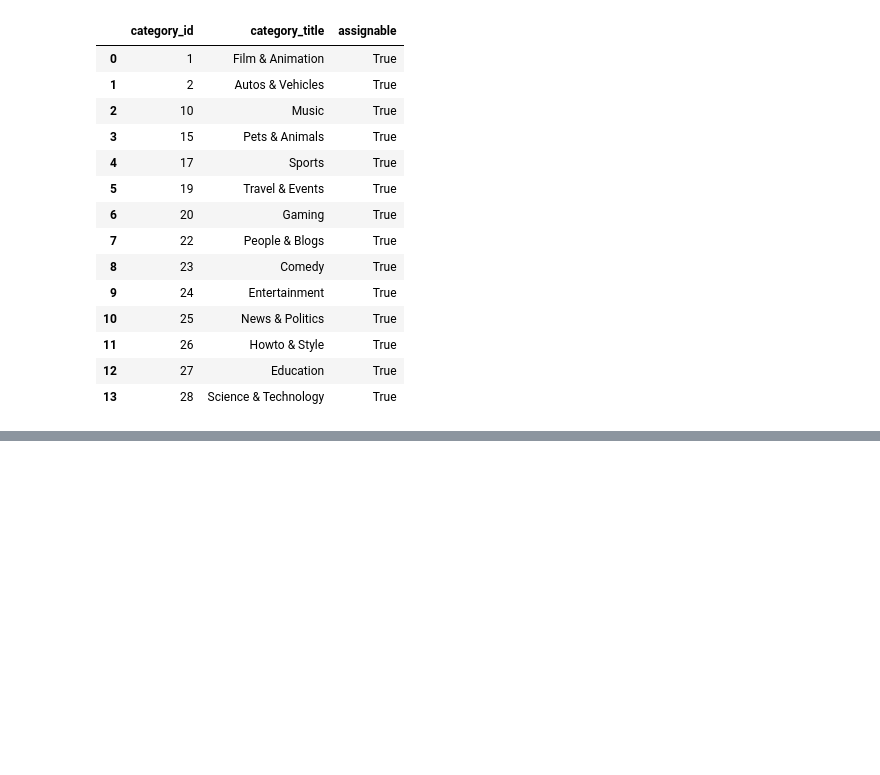
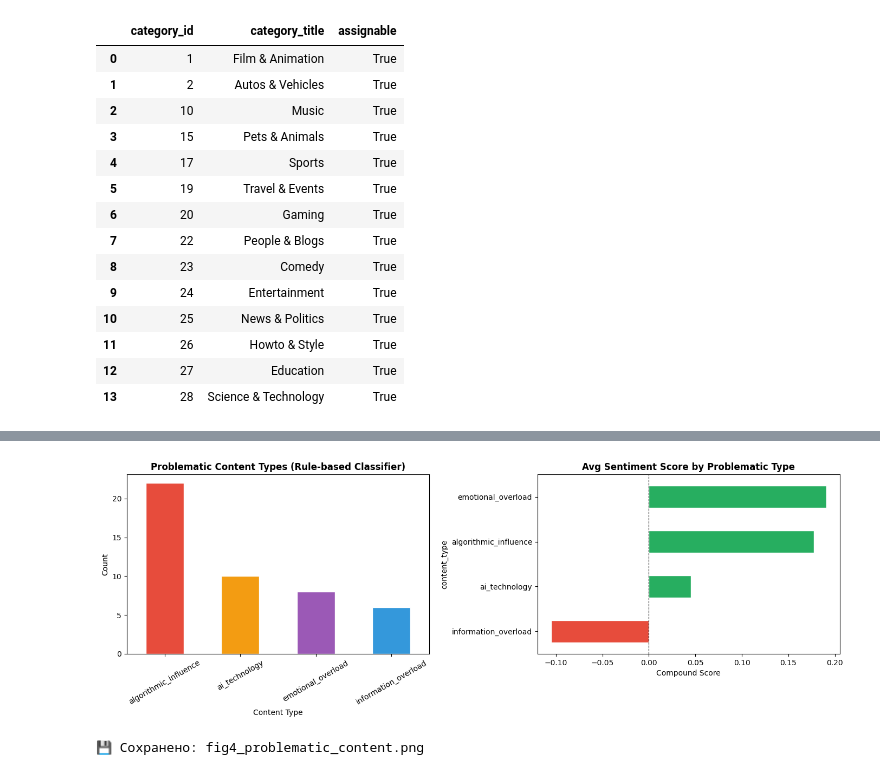
Before and after one commit to KamilaAkhmetova/youtube-ai-project, a Jupyter notebook: main.ipynb, the cells around one changed output, grey strips where cells are left out. Cells and saved outputs as stored; diff of their text form; code cells hidden in the pictures; blank space fills up the shorter version.

```diff
--- a/main.ipynb
+++ b/main.ipynb
@@ -242,0 +823,33 @@ Skipped category 27 - Education: <HttpError 404 when requesting https://youtube.
+# %%
+# ── График 4: Rule-based классификатор — результаты ──
+fig, axes = plt.subplots(1, 2, figsize=(14, 5))
+
+# Типы проблематичного контента
+content_counts = df[df['content_type'] != 'none']['content_type'].value_counts()
+colors_content = ['#e74c3c', '#f39c12', '#9b59b6', '#3498db', '#1abc9c']
+
+content_counts.plot(kind='bar', ax=axes[0],
+                     color=colors_content[:len(content_counts)],
+                     edgecolor='white')
+axes[0].set_title('Problematic Content Types (Rule-based Classifier)', fontsize=12, fontweight='bold')
+axes[0].set_xlabel('Content Type')
+axes[0].set_ylabel('Count')
+axes[0].tick_params(axis='x', rotation=30)
+
+# Sentiment score распределение по типам
+df_flagged = df[df['content_type'] != 'none']
+if len(df_flagged) > 0:
+    type_sentiment = df_flagged.groupby('content_type')['sentiment_score'].mean().sort_values()
+    bar_colors2 = ['#e74c3c' if v < 0 else '#27ae60' for v in type_sentiment]
+    type_sentiment.plot(kind='barh', ax=axes[1], color=bar_colors2, edgecolor='white')
+    axes[1].axvline(x=0, color='black', linewidth=0.8, linestyle='--')
+    axes[1].set_title('Avg Sentiment Score by Problematic Type', fontsize=12, fontweight='bold')
+    axes[1].set_xlabel('Compound Score')
+
+plt.tight_layout()
+plt.savefig('fig4_problematic_content.png', dpi=150, bbox_inches='tight')
+plt.show()
+print('💾 Сохранено: fig4_problematic_content.png')
+# %% [output]
+[figure, added]
+💾 Сохранено: fig4_problematic_content.png
```
Also changed, not shown: parts of 27 cells of this notebook, 5 other files.
